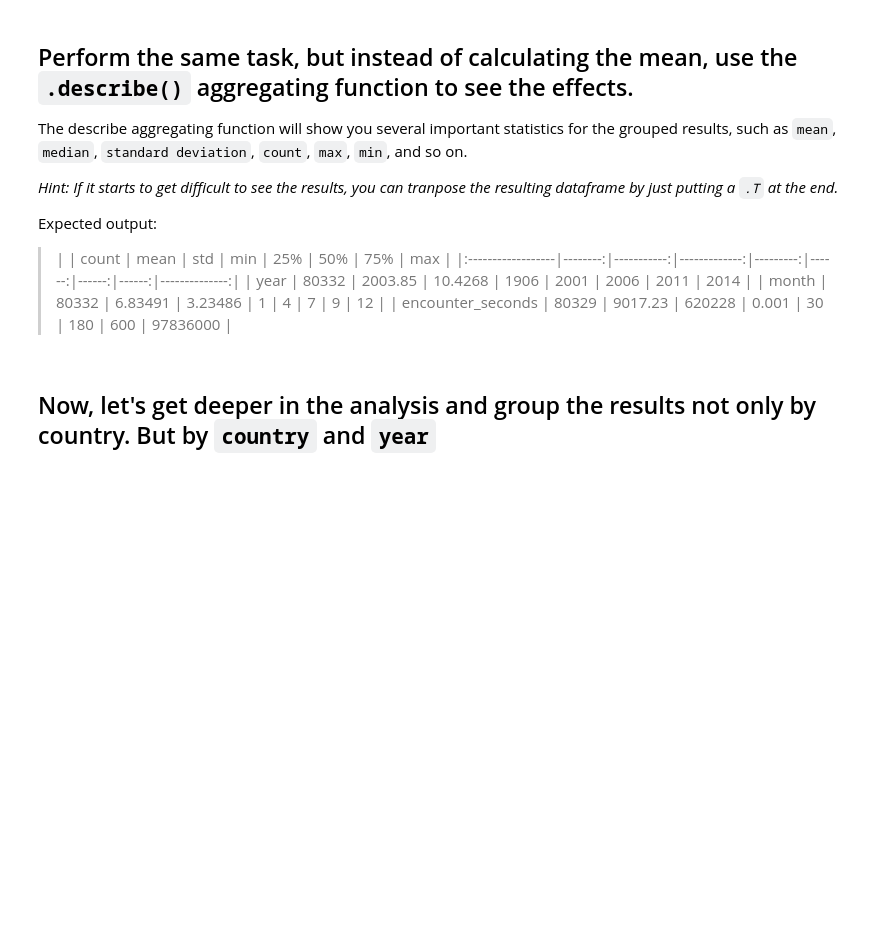
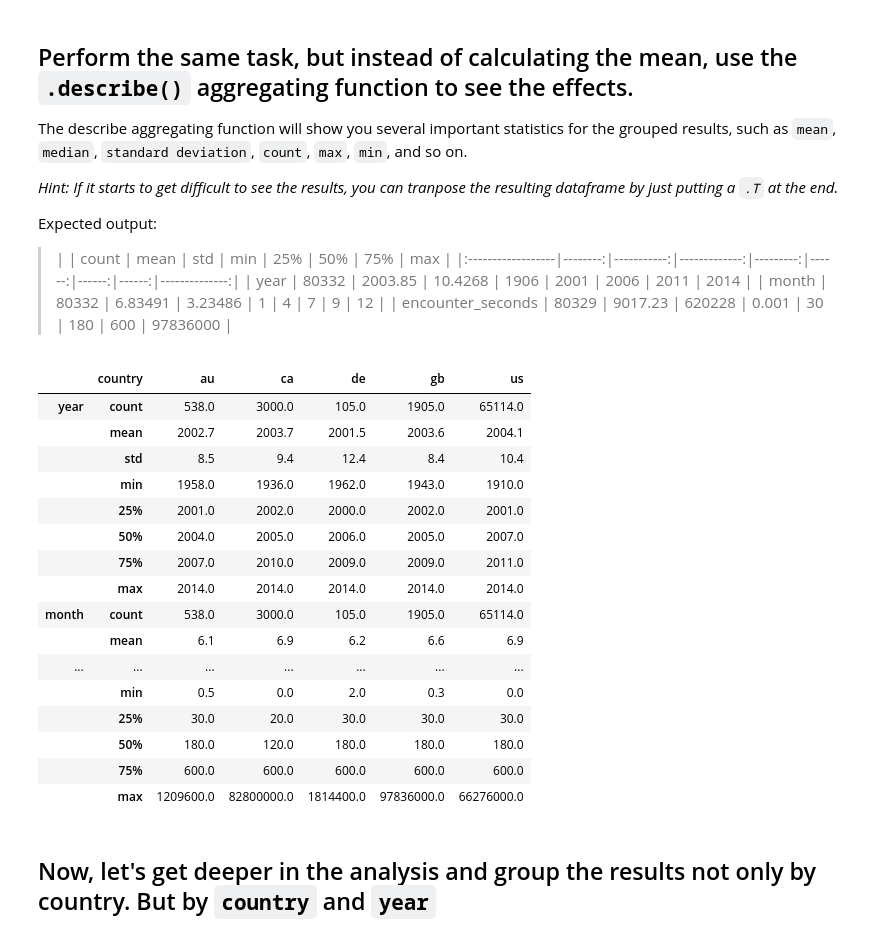
Before and after one commit to pedrodgn/ironhack, a Jupyter notebook: week2/lab-data-manipulation-part1-and-part2.ipynb, the cells around one changed output. Cells and saved outputs as stored; diff of their text form; code cells hidden in the pictures; blank space fills up the shorter version.

```diff
--- a/week2/lab-data-manipulation-part1-and-part2.ipynb
+++ b/week2/lab-data-manipulation-part1-and-part2.ipynb
@@ -401,6 +401,26 @@ Expected output:
 | year              |   80332 | 2003.85    |     10.4268  | 1906     |  2001 |  2006 |  2011 | 2014          |
 | month             |   80332 |    6.83491 |      3.23486 |    1     |     4 |     7 |     9 |   12          |
 | encounter_seconds |   80329 | 9017.23    | 620228       |    0.001 |    30 |   180 |   600 |    97836000   |
+# %%
+ufo_vars.groupby(by="country").describe().T.style.format("{:.1f}")
+# %% [output]
+|  | country | au | ca | de | gb | us |
+| year | count | 538.0 | 3000.0 | 105.0 | 1905.0 | 65114.0 |
+|  | mean | 2002.7 | 2003.7 | 2001.5 | 2003.6 | 2004.1 |
+|  | std | 8.5 | 9.4 | 12.4 | 8.4 | 10.4 |
+|  | min | 1958.0 | 1936.0 | 1962.0 | 1943.0 | 1910.0 |
+|  | 25% | 2001.0 | 2002.0 | 2000.0 | 2002.0 | 2001.0 |
+|  | 50% | 2004.0 | 2005.0 | 2006.0 | 2005.0 | 2007.0 |
+|  | 75% | 2007.0 | 2010.0 | 2009.0 | 2009.0 | 2011.0 |
+|  | max | 2014.0 | 2014.0 | 2014.0 | 2014.0 | 2014.0 |
+| month | count | 538.0 | 3000.0 | 105.0 | 1905.0 | 65114.0 |
+|  | mean | 6.1 | 6.9 | 6.2 | 6.6 | 6.9 |
+| ... | ... | ... | ... | ... | ... | ... |
+|  | min | 0.5 | 0.0 | 2.0 | 0.3 | 0.0 |
+|  | 25% | 30.0 | 20.0 | 30.0 | 30.0 | 30.0 |
+|  | 50% | 180.0 | 120.0 | 180.0 | 180.0 | 180.0 |
+|  | 75% | 600.0 | 600.0 | 600.0 | 600.0 | 600.0 |
+|  | max | 1209600.0 | 82800000.0 | 1814400.0 | 97836000.0 | 66276000.0 |
 # %% [markdown]
 ## Now, let's get deeper in the analysis and group the results not only by country. But by `country` and `year`
 # %% [markdown]
```
Also changed, not shown: parts of 9 cells of this notebook, 1 other file.
